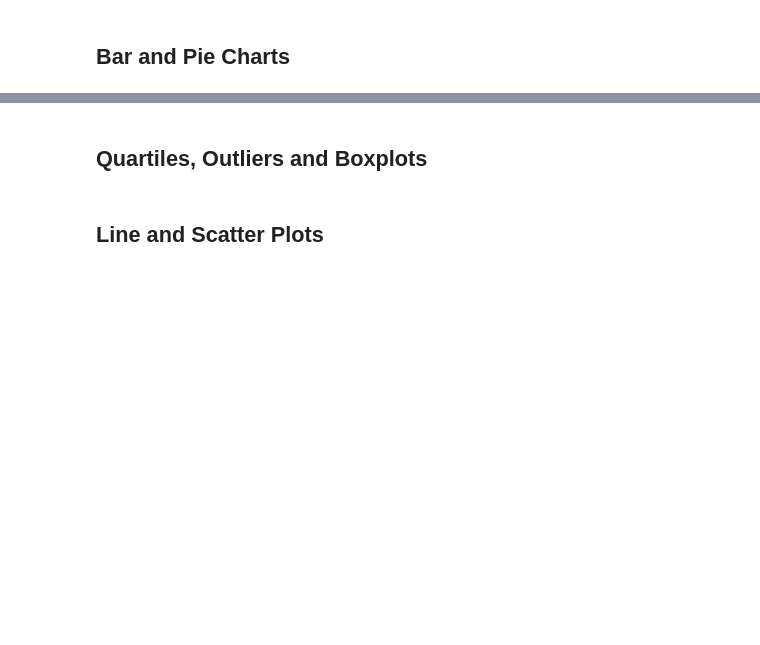
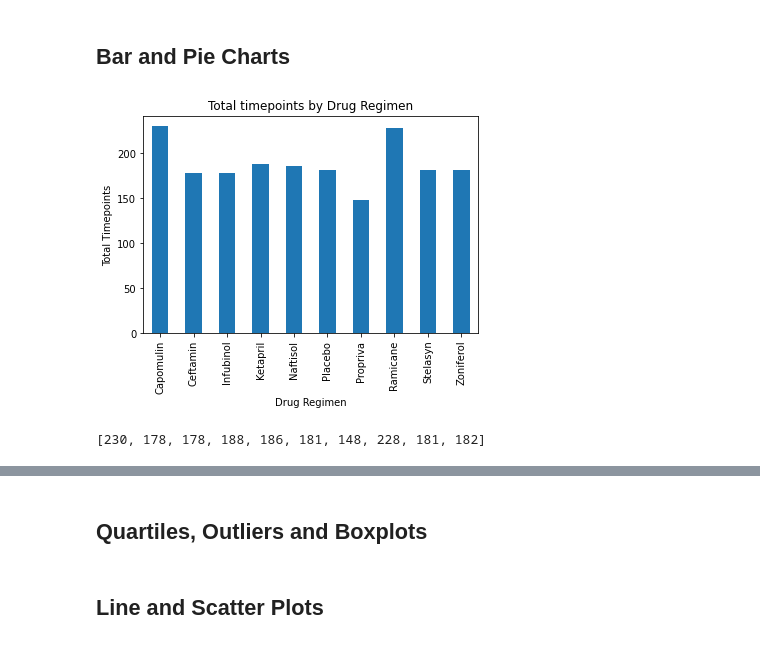
Before and after one commit to shirinegm/matplotlib-challenge, a Jupyter notebook: pymaceuticals_starter.ipynb, the cells around one changed output, grey strips where cells are left out. Drawn from its saved outputs; the diff is of its cells as text; code cells hidden in the pictures; blank space fills up the shorter version.

Commit message:
added bar charts

```diff
--- a/pymaceuticals_starter.ipynb
+++ b/pymaceuticals_starter.ipynb
@@ -185,4 +185,27 @@ mouse_data
 # %% [markdown]
 ## Bar and Pie Charts
+# %%
+# Generate a bar plot showing the total number of timepoints for all mice tested for each drug regimen using Pandas.
+
+# Group by Drug Regimen
+drug_groups = mouse_data.groupby('Drug Regimen')
+
+# Count Timepoint totals
+timepointsByRegimen = drug_groups['Timepoint'].count()
+# %%
+# Build Bar chart
+timepoints_chart = timepointsByRegimen.plot(kind="bar", title="Total timepoints by Drug Regimen")
+timepoints_chart.set_xlabel("Drug Regimen")
+timepoints_chart.set_ylabel("Total Timepoints")
+plt.show()
+# %% [output]
+[figure, added]
 # %%
-# Generate a bar plot showing the total number of timepoints for all mice tested for each drug regimen using Pandas.
+# Generate a bar plot showing the total number of timepoints for all mice tested for each drug regimen using pyplot.
+
+# Prepare data
+y_axis = timepointsByRegimen.tolist()
+x_axis = np.arange(len(y_axis))
+y_axis
+# %% [output]
+[230, 178, 178, 188, 186, 181, 148, 228, 181, 182]
```
Also changed, not shown: parts of 4 cells of this notebook.
